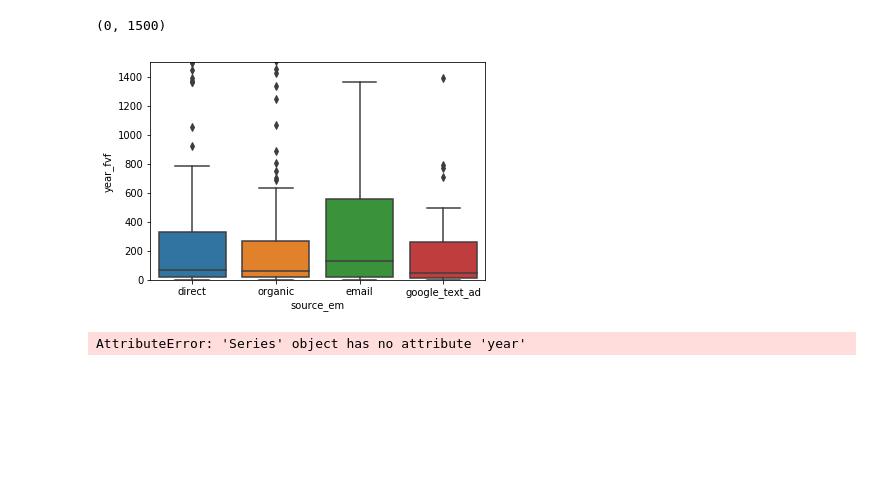
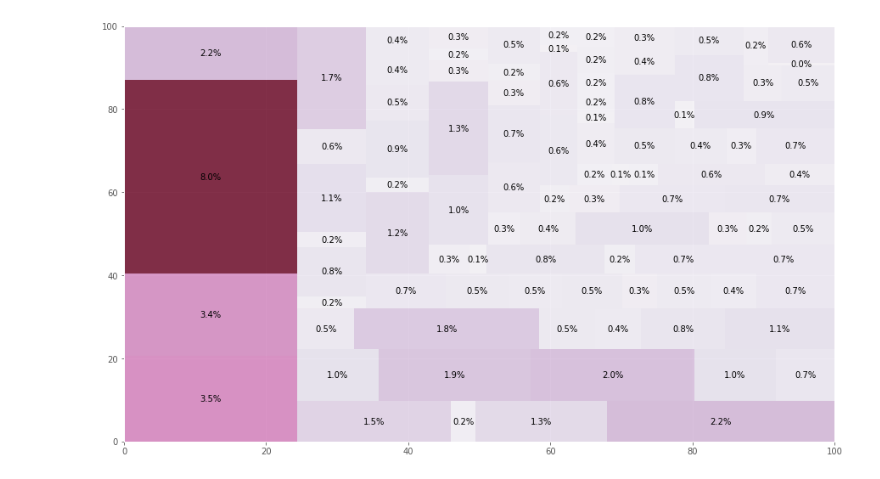
Before and after one commit to bonanzakevin/data_analysis, a Jupyter notebook: percent of profit treemap.ipynb, the cells around one changed output. Saved outputs shown, nothing was run; the diff lists cells and outputs as text; code cells hidden in the pictures; blank space fills up the shorter version.

```diff
--- a/percent of profit treemap.ipynb
+++ b/percent of profit treemap.ipynb
@@ -36,6 +20,0 @@ names = ['Whale', 'Dolphin', 'Sea_bass', 'Minnow']
-# %%
-for name, value in zip(names, value_em):
-    mean = value.items_for_sale.round(0).mean()
-    median = value.items_for_sale.apply(np.round).median()
-    std = value.items_for_sale.round(0).std()
-    print(str(name) + ": Mean = " + str(mean) + ", Median = " + str(median) + ", STD = " + str(std))
@@ -93,17 +20,0 @@ names = ['minnow', 'sea_bass', 'dolphin', 'whale']
-# %%
-data = []
-
-for value, label, x, y , name in zip(values, labels, x_values, y_values, names):
-        data.append({'labels':labels,
-            'values': value,
-            'domain' : {'x': x,
-                       'y': y},
-            'type': 'pie',
-            'marker': {'colors': colors},
-            "hoverinfo":"label+percent+value",
-            "title": name,
-            'titlefont' : dict(size=24),
-            'textfont': dict(color='#FFFFFF'),
-
-
-            },)
@@ -168,3 +20,0 @@ ValueError: Invalid property specified for object of type plotly.graph_objs.Pie:
-# %%
-df.profit_estimate = pd.to_numeric(df.profit_estimate, errors='coerce')
-df.year_fvf = pd.to_numeric(df.year_fvf, errors='coerce')
@@ -245,15 +21,19 @@ po.plot( fig, filename='d3-cloropleth-map.html' )
-# %%
-top_sources = ['direct', 'organic', 'google_text_ad', 'email']
-
-source_em = df[df.source_em.isin(top_sources)]
-
-sns.boxplot(x=source_em.source_em, y=source_em.year_fvf)
-plt.ylim(0,1500)
-# %% [output]
-(0, 1500)
-[figure, removed]
-# %%
-year = df.groupby(df.booth_created.year).sum()
-print(year)
-# %% [output]
-AttributeError: 'Series' object has no attribute 'year'
+# %%
+norm = matplotlib.colors.Normalize(vmin=min(df.year_sales), vmax=max(df.year_sales))
+
+values = df.year_fvf[0:96]
+
+cmap = matplotlib.cm.PuRd
+mini=min(values)
+maxi=max(values)
+norm = matplotlib.colors.Normalize(vmin=mini, vmax=maxi)
+colors = [cmap(norm(value)) for value in values ]
+
+plt.style.use('ggplot')
+plt.rcParams['figure.figsize'] = (15.0, 9.0)
+
+fig = sq.plot(sizes=values, label = df.percent_fvf, color=colors, alpha=.8 )
+plt.savefig('top96sellers_treemap.png', bbox_inches='tight')
+plt.show()
+# %% [output]
+[figure, added]
```
Also changed, not shown: parts of 18 cells of this notebook, 8 other files.
